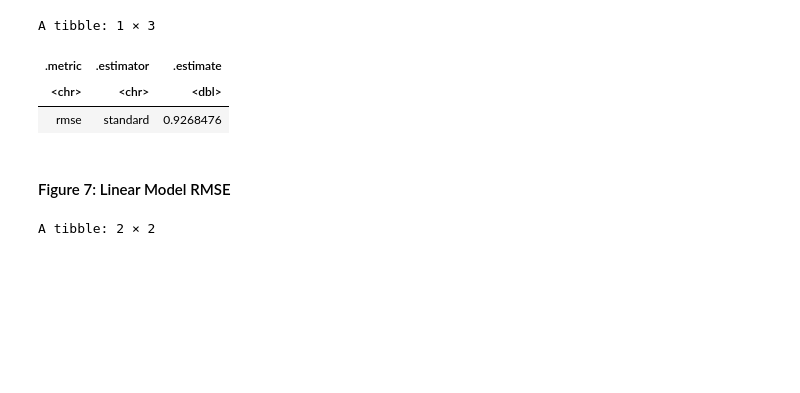
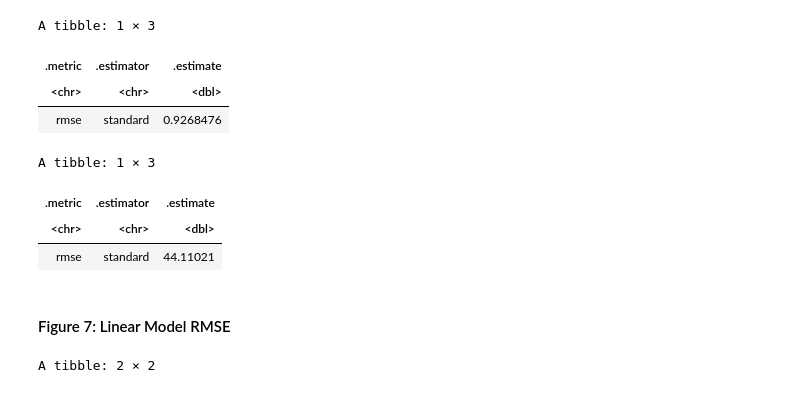
Before and after one commit to Warren-2003/dsci-100-2025w1-group-27, a Jupyter notebook: Project Final Report.ipynb, the cells around one changed output. Cells and saved outputs as stored; diff of their text form; code cells hidden in the pictures; blank space fills up the shorter version.

```diff
--- a/Project Final Report.ipynb
+++ b/Project Final Report.ipynb
@@ -261,6 +269,21 @@ A tibble: 1 × 3
 | .metric | .estimator | .estimate |
 | <chr> | <chr> | <dbl> |
 | rmse | standard | 0.9268476 |
+# %%
+# Calculate RMSE on the original 'hours' scale
+lm_rmse_original <- lm_fit |>
+  predict(players_test) |>
+  bind_cols(players_test) |>
+  mutate(.pred_original = 10^.pred) |>
+  metrics(truth = played_hours, estimate = .pred_original) |> # Compare to raw hours
+  filter(.metric == "rmse")
+
+lm_rmse_original
+# %% [output]
+A tibble: 1 × 3
+| .metric | .estimator | .estimate |
+| <chr> | <chr> | <dbl> |
+| rmse | standard | 44.11021 |
 # %% [markdown]
 #### Figure 7: Linear Model RMSE
 # %%
```
Also changed, not shown: parts of 2 cells of this notebook.
